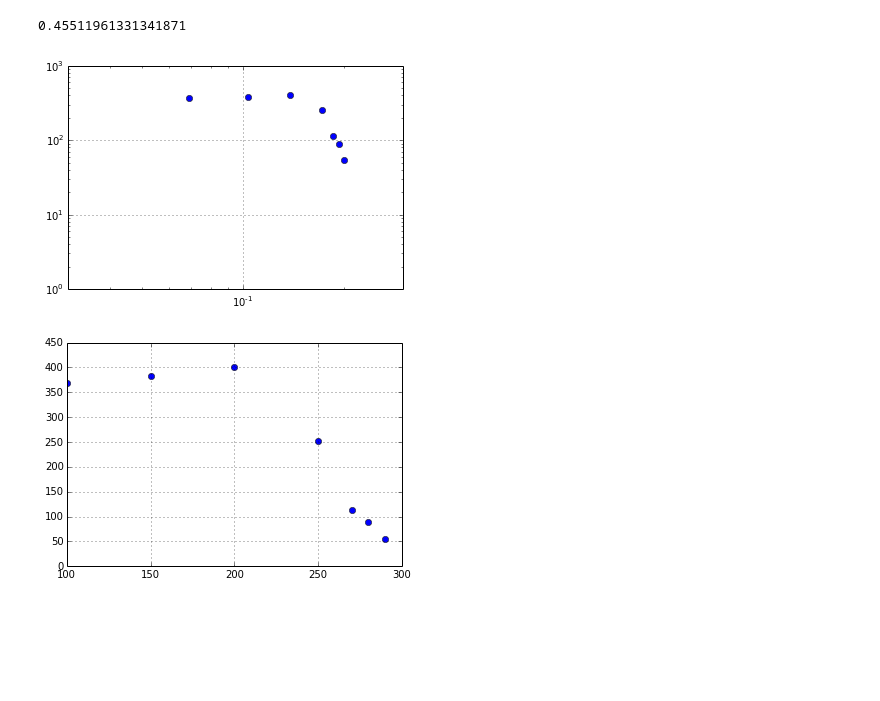
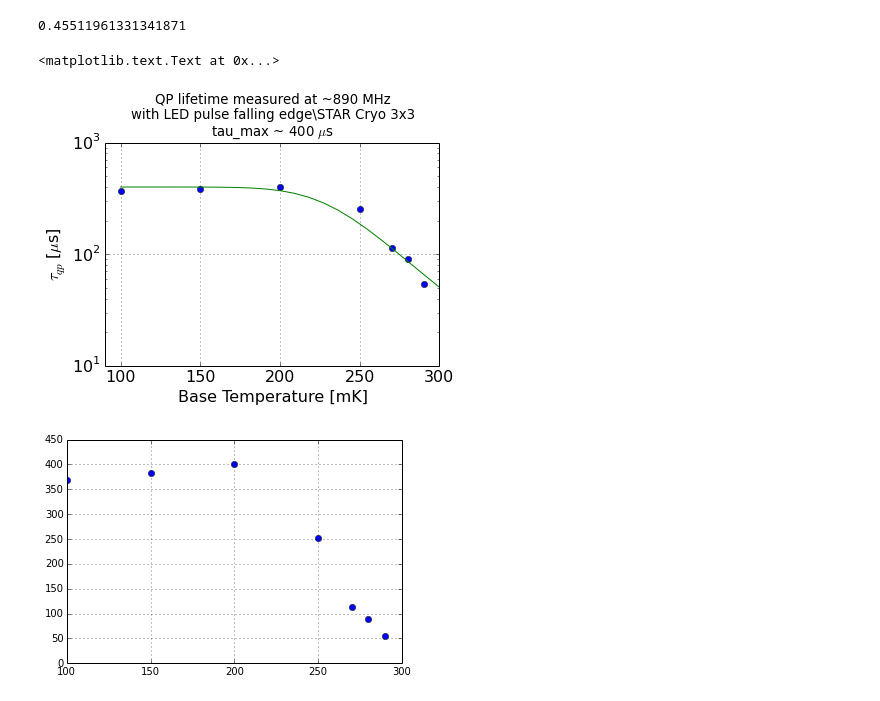
Before and after one commit to gitj/notebooks, a Jupyter notebook: 2014-06-19-sc3x3-tauqp-red-led.ipynb, the cells around one changed output. Saved outputs shown, nothing was run; the diff lists cells and outputs as text; code cells hidden in the pictures; blank space fills up the shorter version.

```diff
--- a/2014-06-19-sc3x3-tauqp-red-led.ipynb
+++ b/2014-06-19-sc3x3-tauqp-red-led.ipynb
@@ -1,16 +1,28 @@
+# %%
+matplotlib.rcParams['font.size']=16
+#matplotlib.rcParams
 # %%
 (np.log(0.9)/(np.log(0.9)**2-np.log(0.9)*np.log(0.1)))
 # %% [output]
 0.45511961331341871
+# %%
+Tm = np.linspace(0.1,1,100)
+Tc =1.46
+taum = 1/(1/(5e-3/(np.sqrt(Tm/Tc)*np.exp(-1.76*Tc/Tm)))+1/400.)
 # %%
 T = np.array([100,150,200,250,270,280,290])
 tau = np.array([820,850,890,560,250,200,120])*.45
-loglog(T/1450.,tau,'o')
-ylim(1,1000)
-xlim(0.03,0.3)
+semilogy(T,tau,'o')
+semilogy(Tm*1000.,taum)
+ylim(10,1000)
+xlim(90,300)
 grid()
+ylabel(r'$\tau_{qp}$ [$\mu$s]')
+xlabel('Base Temperature [mK]')
+title('QP lifetime measured at ~890 MHz\nwith LED pulse falling edge\STAR Cryo 3x3\ntau_max ~ 400 $\mu$s',size='small')
 # %% [output]
+<matplotlib.text.Text at 0x...>
-[figure, old version]
+[figure, new version]
 # %%
 plot(T,tau,'o')
 ylim(1,450)
```
